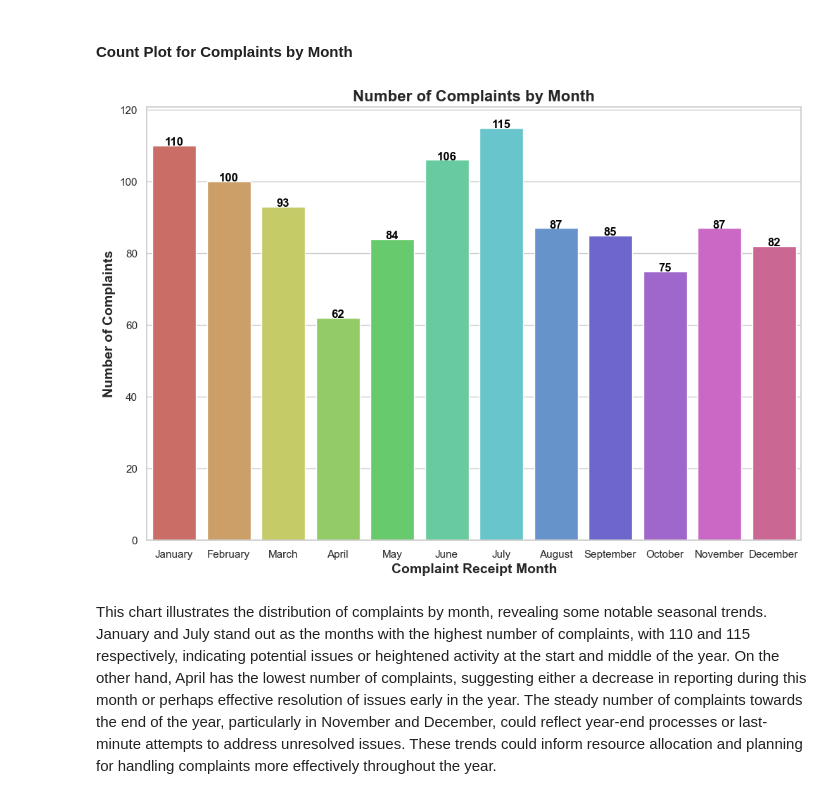
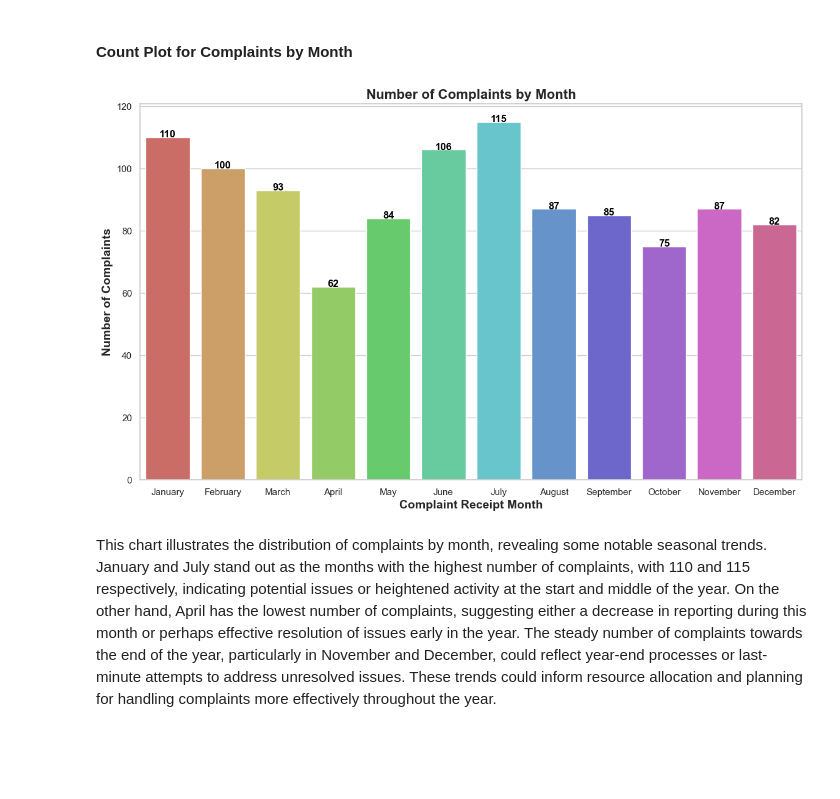
Before and after one commit to Dor-J/FreedomOfInformationComplaintsEDA, a Jupyter notebook: src/foi_complaints_eda.ipynb, the cells around one changed output. Saved outputs shown, nothing was run; the diff lists cells and outputs as text; code cells hidden in the pictures; blank space fills up the shorter version.

```diff
--- a/src/foi_complaints_eda.ipynb
+++ b/src/foi_complaints_eda.ipynb
@@ -892,34 +898,34 @@ This bar chart displays the number of complaints by year from 2019 to 2024, show
 # %%
 # Count Plot for Complaints by Month
 
 # Set the style to a professional and clean design
 sns.set(style="whitegrid")
 
 # Create the figure and axis objects
-plt.figure(figsize=(12, 8))
+plt.figure(figsize=(14, 8))
 
 # Plot the data using a countplot
 ax = sns.countplot(x='Complaint Receipt Month', data=df_combined, palette='hls', hue='Complaint Receipt Month', legend=False)
 
 # Add title and labels with professional formatting
 plt.title('Number of Complaints by Month', fontsize=16, fontweight='bold')
 plt.xlabel('Complaint Receipt Month', fontsize=14)
 plt.ylabel('Number of Complaints', fontsize=14)
 
 # Rotate the x-ticks for better readability
 plt.xticks(rotation=0)
 
 # Add the exact value on top of each bar
 for p in ax.patches:
     ax.annotate(f'{int(p.get_height())}',
                 (p.get_x() + p.get_width() / 2., p.get_height()),
                 ha='center', va='baseline',
                 fontsize=12, color='black', fontweight='bold')
 
 # Show the plot
 plt.show()
 # %% [output]
-[figure, old version]
+[figure, new version]
 # %% [markdown]
 This chart illustrates the distribution of complaints by month, revealing some notable seasonal trends. January and July stand out as the months with the highest number of complaints, with 110 and 115 respectively, indicating potential issues or heightened activity at the start and middle of the year. On the other hand, April has the lowest number of complaints, suggesting either a decrease in reporting during this month or perhaps effective resolution of issues early in the year. The steady number of complaints towards the end of the year, particularly in November and December, could reflect year-end processes or last-minute attempts to address unresolved issues. These trends could inform resource allocation and planning for handling complaints more effectively throughout the year.
 # %% [markdown]
```
Also changed, not shown: parts of 20 cells of this notebook.
